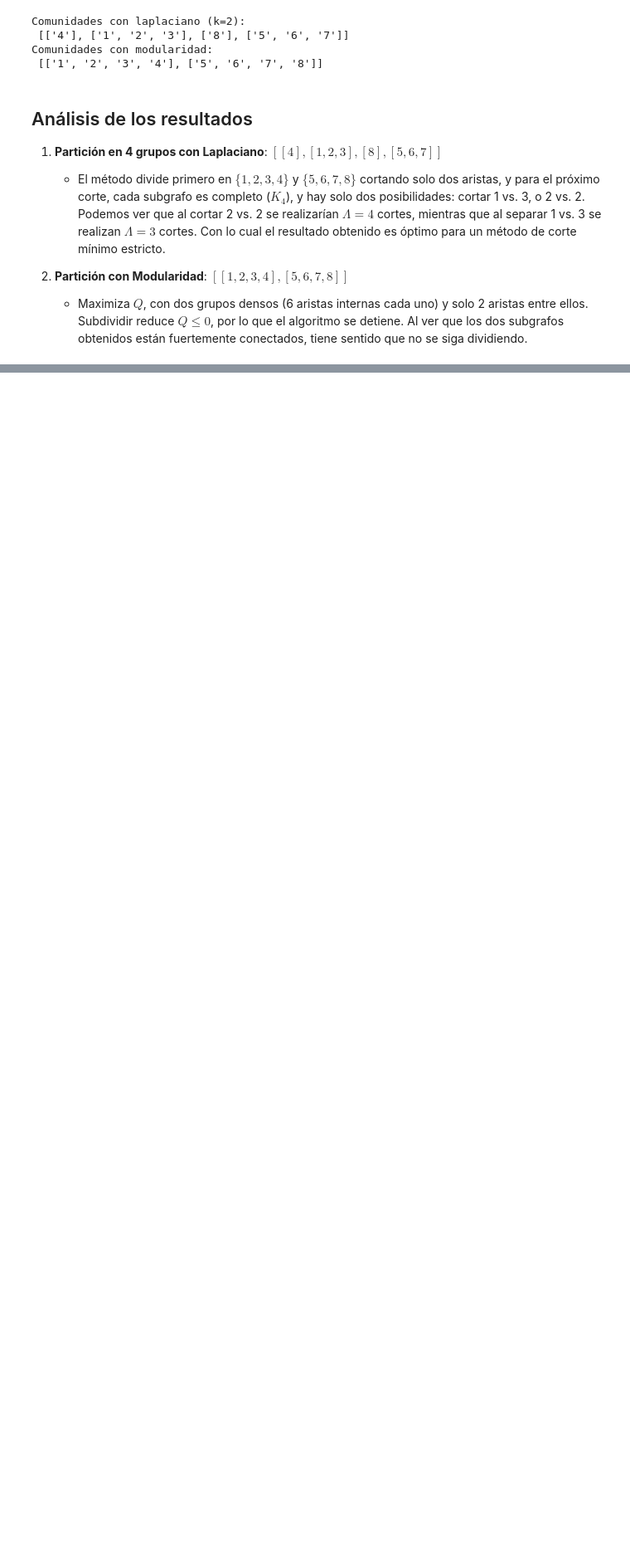
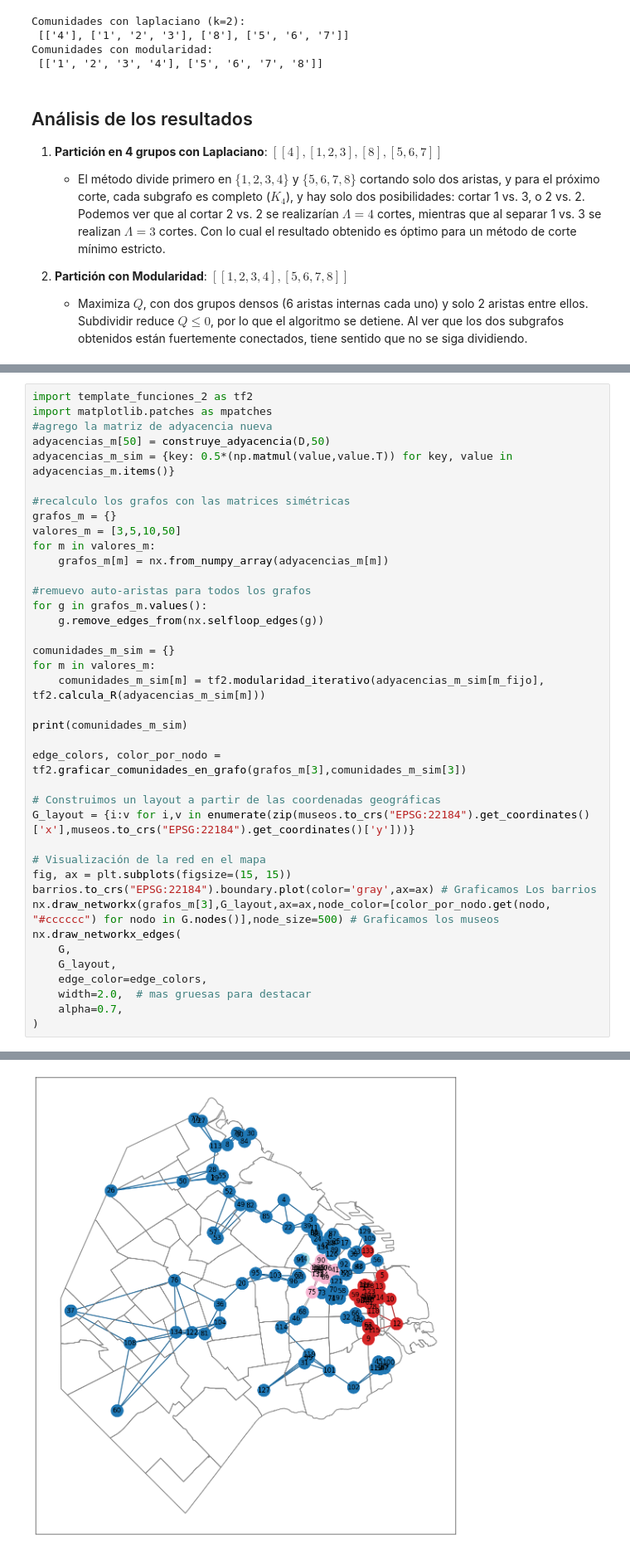
Before and after one commit to JuanmaMoreira/ALC2025-1c-TP1, a Jupyter notebook: TP2_template.ipynb, the cells around one changed output, grey strips where cells are left out. Shown at 83% size. Cells and saved outputs as stored; diff of their text form; blank space fills up the shorter version.

Commit message:
agregue la funcion para colorear grafo segun comunidades. el resto lo subo despues porque tiene errores

```diff
--- a/TP2_template.ipynb
+++ b/TP2_template.ipynb
@@ -907,0 +912,40 @@ Comunidades con modularidad:
+# %%
+import template_funciones_2 as tf2
+import matplotlib.patches as mpatches
+#agrego la matriz de adyacencia nueva
+adyacencias_m[50] = construye_adyacencia(D,50)
+adyacencias_m_sim = {key: 0.5*(np.matmul(value,value.T)) for key, value in adyacencias_m.items()}
+
+#recalculo los grafos con las matrices simétricas
+grafos_m = {}
+valores_m = [3,5,10,50]
+for m in valores_m:
+    grafos_m[m] = nx.from_numpy_array(adyacencias_m[m])
+
+#remuevo auto-aristas para todos los grafos
+for g in grafos_m.values():
+    g.remove_edges_from(nx.selfloop_edges(g))
+
+comunidades_m_sim = {}
+for m in valores_m:
+    comunidades_m_sim[m] = tf2.modularidad_iterativo(adyacencias_m_sim[m_fijo], tf2.calcula_R(adyacencias_m_sim[m]))
+
+print(comunidades_m_sim)
+
+edge_colors, color_por_nodo = tf2.graficar_comunidades_en_grafo(grafos_m[3],comunidades_m_sim[3])
+
+# Construimos un layout a partir de las coordenadas geográficas
+G_layout = {i:v for i,v in enumerate(zip(museos.to_crs("EPSG:22184").get_coordinates()['x'],museos.to_crs("EPSG:22184").get_coordinates()['y']))}
+
+# Visualización de la red en el mapa
+fig, ax = plt.subplots(figsize=(15, 15))
+barrios.to_crs("EPSG:22184").boundary.plot(color='gray',ax=ax) # Graficamos Los barrios
+nx.draw_networkx(grafos_m[3],G_layout,ax=ax,node_color=[color_por_nodo.get(nodo, "#cccccc") for nodo in G.nodes()],node_size=500) # Graficamos los museos
+nx.draw_networkx_edges(
+    G,
+    G_layout,
+    edge_color=edge_colors,
+    width=2.0,  # mas gruesas para destacar
+    alpha=0.7,
+)
+# %% [output]
@@ -907,0 +954 @@ Comunidades con modularidad:
+[figure, added]
```
Also changed, not shown: parts of 5 cells of this notebook, 1 other file.
